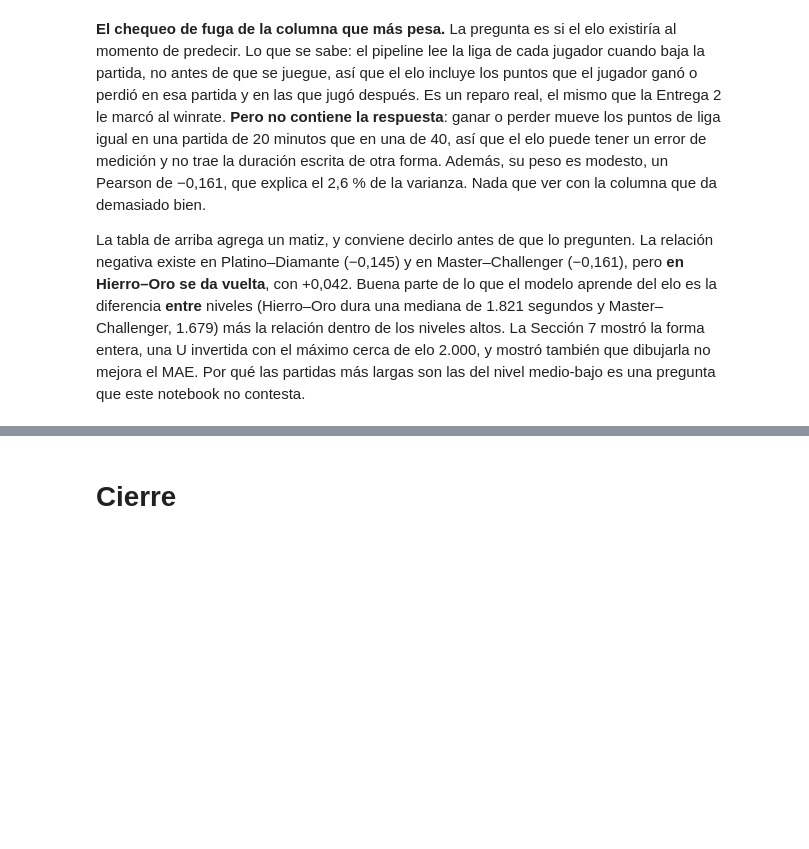
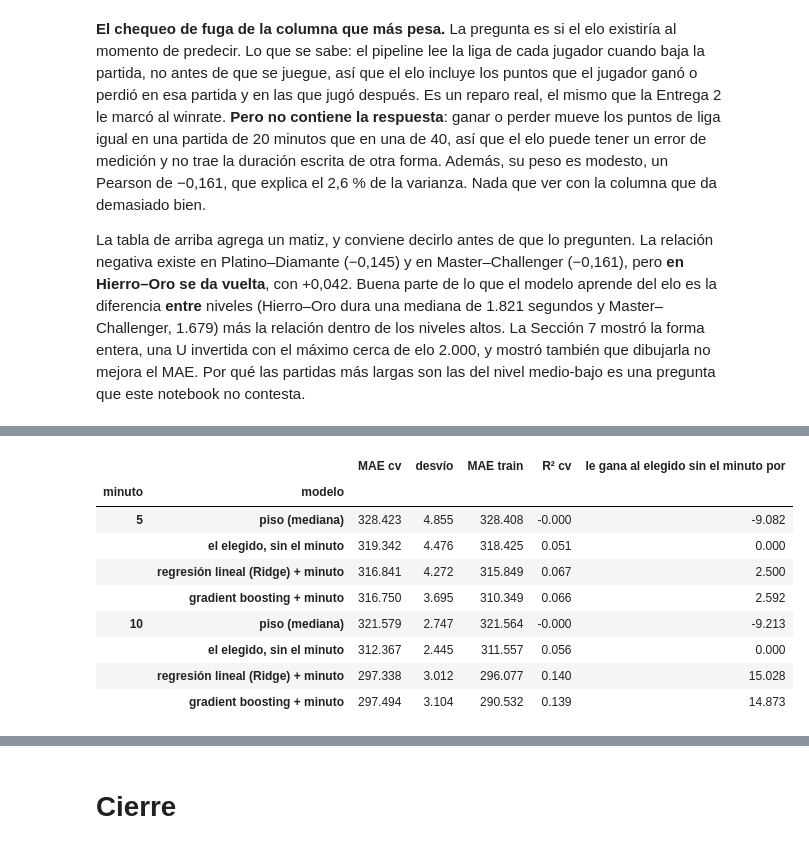
Before and after one commit to aguilarezequiel/FF-15, a Jupyter notebook: notebooks/entrega-3/modelado_entrega3.ipynb, the cells around one changed output, grey strips where cells are left out. Saved outputs shown, nothing was run; the diff lists cells and outputs as text; code cells hidden in the pictures; blank space fills up the shorter version.

```diff
--- a/notebooks/entrega-3/modelado_entrega3.ipynb
+++ b/notebooks/entrega-3/modelado_entrega3.ipynb
@@ -1485,0 +1738,36 @@ este notebook no contesta.
+# %%
+# Por minuto: el piso y el elegido sin el minuto, sobre las mismas partidas, y las dos familias con el minuto
+MODELOS_MINUTO = {"regresión lineal (Ridge)": Ridge(),
+                  "gradient boosting": HistGradientBoostingRegressor(random_state=SEMILLA)}
+busquedas_min, comparacion_min = {}, {}
+for n in MINUTOS:
+    Xn, yn = particion[n][0], particion[n][1]
+    comparacion_min[(n, "piso (mediana)")] = medir(clone(piso), Xn, yn)
+    comparacion_min[(n, "el elegido, sin el minuto")] = medir(clone(elegido), Xn, yn)
+    for nombre, modelo in MODELOS_MINUTO.items():
+        b = GridSearchCV(armar_minuto(clone(modelo), n), GRILLAS[nombre], cv=cv, n_jobs=-1,
+                         scoring={"mae": "neg_mean_absolute_error", "r2": "r2"}, refit="mae",
+                         return_train_score=True).fit(Xn, yn)
+        busquedas_min[(n, nombre)] = b
+        i = b.best_index_
+        comparacion_min[(n, f"{nombre} + minuto")] = {
+            "MAE cv": -b.best_score_, "desvío": b.cv_results_["std_test_mae"][i],
+            "MAE train": -b.cv_results_["mean_train_mae"][i], "R² cv": b.cv_results_["mean_test_r2"][i]}
+
+tabla_min = pd.DataFrame(comparacion_min).T[["MAE cv", "desvío", "MAE train", "R² cv"]].astype(float)
+tabla_min.index.names = ["minuto", "modelo"]
+tabla_min["le gana al elegido sin el minuto por"] = (
+    tabla_min.xs("el elegido, sin el minuto", level="modelo")["MAE cv"]
+    .reindex(tabla_min.index.get_level_values("minuto")).to_numpy() - tabla_min["MAE cv"])
+tabla_min.round(3)
+# %% [output]
+|  |  | MAE cv | desvío | MAE train | R² cv | le gana al elegido sin el minuto por |
+| minuto | modelo |  |  |  |  |  |
+| 5 | piso (mediana) | 328.423 | 4.855 | 328.408 | -0.000 | -9.082 |
+|  | el elegido, sin el minuto | 319.342 | 4.476 | 318.425 | 0.051 | 0.000 |
+|  | regresión lineal (Ridge) + minuto | 316.841 | 4.272 | 315.849 | 0.067 | 2.500 |
+|  | gradient boosting + minuto | 316.750 | 3.695 | 310.349 | 0.066 | 2.592 |
+| 10 | piso (mediana) | 321.579 | 2.747 | 321.564 | -0.000 | -9.213 |
+|  | el elegido, sin el minuto | 312.367 | 2.445 | 311.557 | 0.056 | 0.000 |
+|  | regresión lineal (Ridge) + minuto | 297.338 | 3.012 | 296.077 | 0.140 | 15.028 |
+|  | gradient boosting + minuto | 297.494 | 3.104 | 290.532 | 0.139 | 14.873 |
```
Also changed, not shown: parts of 39 cells of this notebook, 17 other files.
